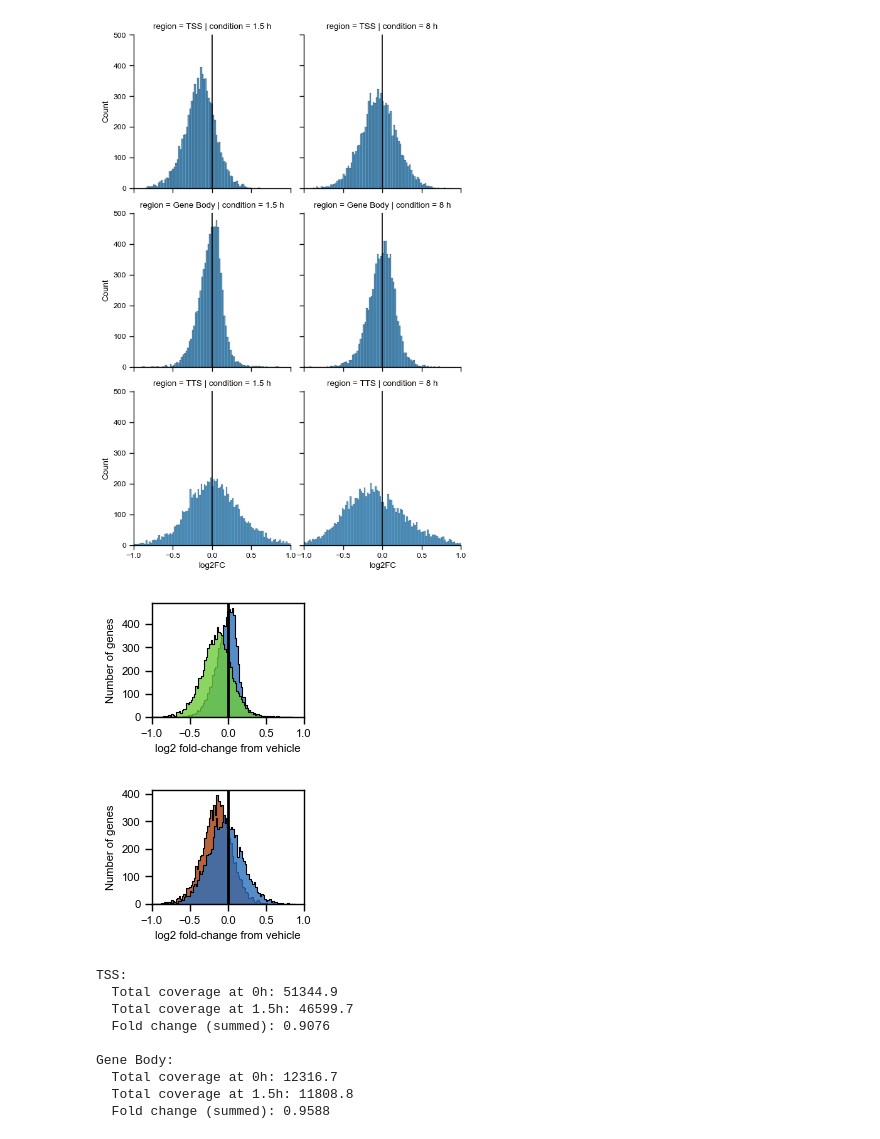
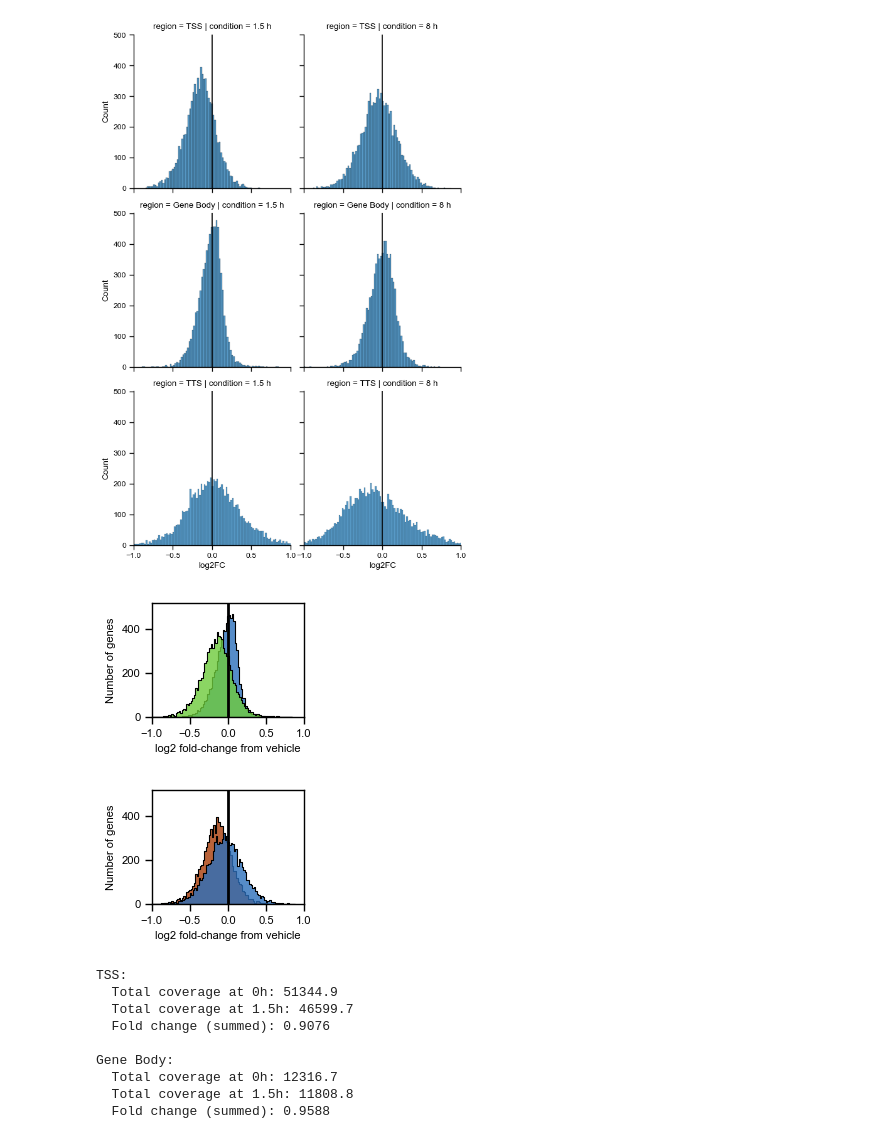
Before and after one commit to berrygroup/publications, a Jupyter notebook: 2026_POLR2A_homeostasis/ChIPseq/PolII_ChIP_Coverage_TSS_GB_plot.ipynb, the cells around one changed output. Cells and saved outputs as stored; diff of their text form; code cells hidden in the pictures.

```diff
--- a/2026_POLR2A_homeostasis/ChIPseq/PolII_ChIP_Coverage_TSS_GB_plot.ipynb
+++ b/2026_POLR2A_homeostasis/ChIPseq/PolII_ChIP_Coverage_TSS_GB_plot.ipynb
@@ -149,6 +149,7 @@ sns.histplot(
 
 a.set_box_aspect(0.75)
 plt.xlim(-1, 1)
+plt.ylim(0, 520)
 plt.axvline(0, color="black", linewidth=2)
 plt.ylabel("Number of genes", fontsize=8)
 plt.xlabel("log2 fold-change from vehicle", fontsize=8)
@@ -157,7 +158,7 @@ plt.tight_layout()
 
 plt.savefig("0_vs_90min_TSSgreen_GBblue.svg")
 # %% [output]
-[figure, old version]
+[figure, new version]
 # %%
 sns.set_context("paper")
 
@@ -171,34 +172,35 @@ sns.histplot(
     color="xkcd:rust",
     edgecolor="black",
     binwidth=0.02,
     element="step",
     alpha=0.8,
     legend=False,
 )
 
 sns.histplot(
     data=long_plot.query('region == "TSS"'),
     x="log2FC",
     color="xkcd:medium blue",
     edgecolor="black",
     binwidth=0.02,
     element="step",
     alpha=0.8,
     legend=False,
 )
 
 
 a.set_box_aspect(0.75)
 plt.xlim(-1, 1)
+plt.ylim(0, 520)
 plt.axvline(0, color="black", linewidth=2)
 plt.ylabel("Number of genes", fontsize=8)
 plt.xlabel("log2 fold-change from vehicle", fontsize=8)
 plt.tick_params(axis="both", labelsize=8)
 plt.tight_layout()
 
 plt.savefig("0_vs_90min_rust_8hour_blue_TSS.svg")
 # %% [output]
-[figure, old version]
+[figure, new version]
 # %%
 # Compute fold change of summed coverage - weights by expression level
 for region in ["TSS", "Gene Body"]:
```
